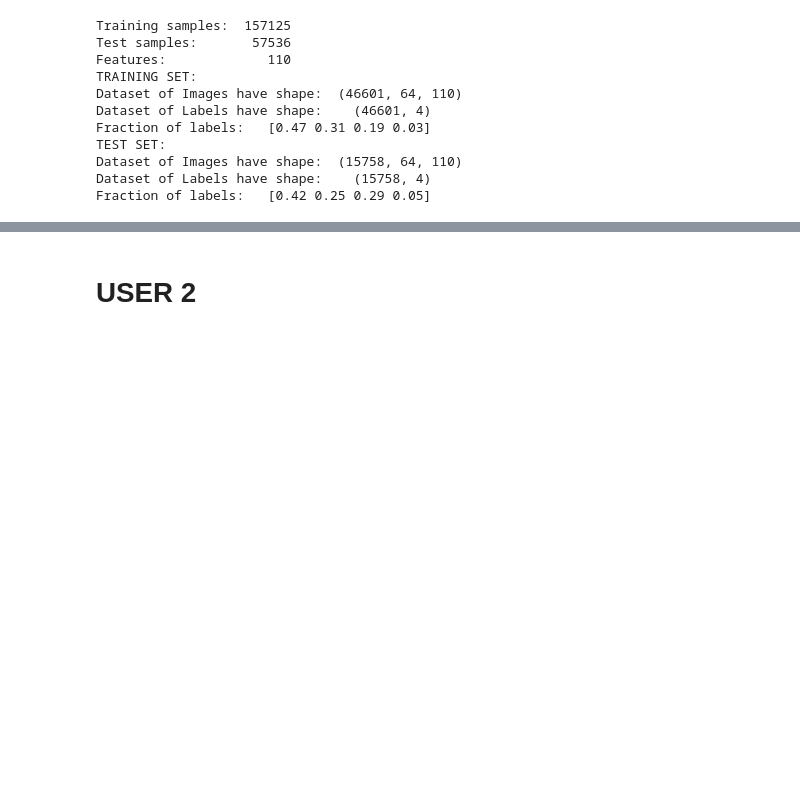
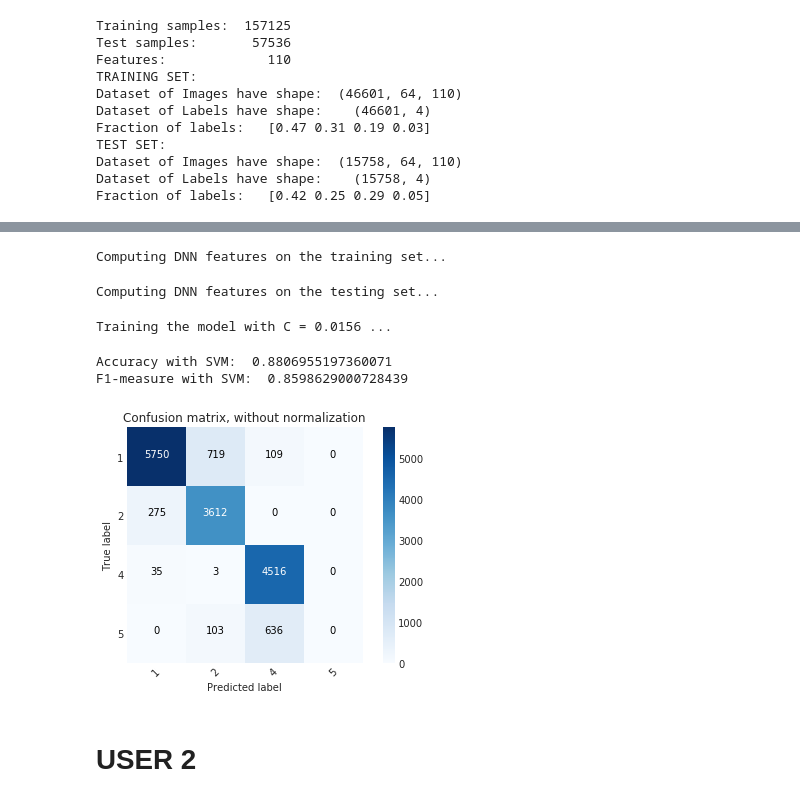
Before and after one commit to MatteoDrago/hda-project, a Jupyter notebook: code/A_evaluation.ipynb, the cells around one changed output, grey strips where cells are left out. Saved outputs shown, nothing was run; the diff lists cells and outputs as text; code cells hidden in the pictures; blank space fills up the shorter version.

Commit message:
modified classification model

```diff
--- a/code/A_evaluation.ipynb
+++ b/code/A_evaluation.ipynb
@@ -39,11 +39,12 @@ The following cell contains the hyper-parameters that can be tuned for code exec
 The size of the temporal window seems to be fundamental in order to get a more specific and powerful model; of course the choice of the step lenght between consequent windows has to be consistent and to make sense. Thinking about a real-time situation, as long as we collect data we can use a sliding window of real-time samples; in this way, it is reasonable to use also a small value for the stride. Another important reason behind the choice of the value of the
 # %%
 subject = 2
-folder = "./data/full/"
-#folder = "/floyd/input/hdadataset/full/" # To be used with FloydHub
+#folder = "./data/full/"
+folder = "/floyd/input/hdadataset/full/" # To be used with FloydHub
 label = 0     # default for task A
 window_size = 64
 stride = 3
+C = [2**(-6)]
 # %% [markdown]
 Let's load the models:
 # %%
@@ -161,6 +166,7 @@ utils.plot_confusion_matrix(cnf_matrix, classes=[1,2,4,5],
 # %%
 # SVM Feature Extraction
 
+input_train = x_train.reshape(x_train.shape[0], window_size, n_features, 1)
 [trainingFeatures, testingFeatures] = deeplearning.extractFeatures(classification_model,
                                                                    input_train,
                                                                    input_test,
@@ -173,19 +179,27 @@ prediction_svm = deeplearning.SVMLayer(C,
                                         output_train,
                                         trainingFeatures,
                                         testingFeatures)
+# %% [output]
+Computing DNN features on the training set...
+Computing DNN features on the testing set...
+Training the model with C = 0.0156 ...
 # %%
 # Performances with SVM
 
 print("Accuracy with SVM: ", accuracy_score(np.argmax(y_test, axis=1), prediction_svm))
 print("F1-measure with SVM: ", utils.f1_score(np.argmax(y_test, axis=1), prediction_svm, average='weighted'))
 
-cnf_matrix = utils.confusion_matrix(np.argmax(y_test, axis=1), prediction-svm)
+cnf_matrix = utils.confusion_matrix(np.argmax(y_test, axis=1), prediction_svm)
 np.set_printoptions(precision=2)
 
 sns.set_style("dark")
 plt.figure()
 utils.plot_confusion_matrix(cnf_matrix, classes=[1,2,4,5],
                       title='Confusion matrix, without normalization')
+# %% [output]
+Accuracy with SVM:  0.8806955197360071
+F1-measure with SVM:  0.8598629000728439
+[figure, added]
 # %% [markdown]
 # USER 2
 # %%
```
Also changed, not shown: parts of 8 cells of this notebook, 1 other file.
